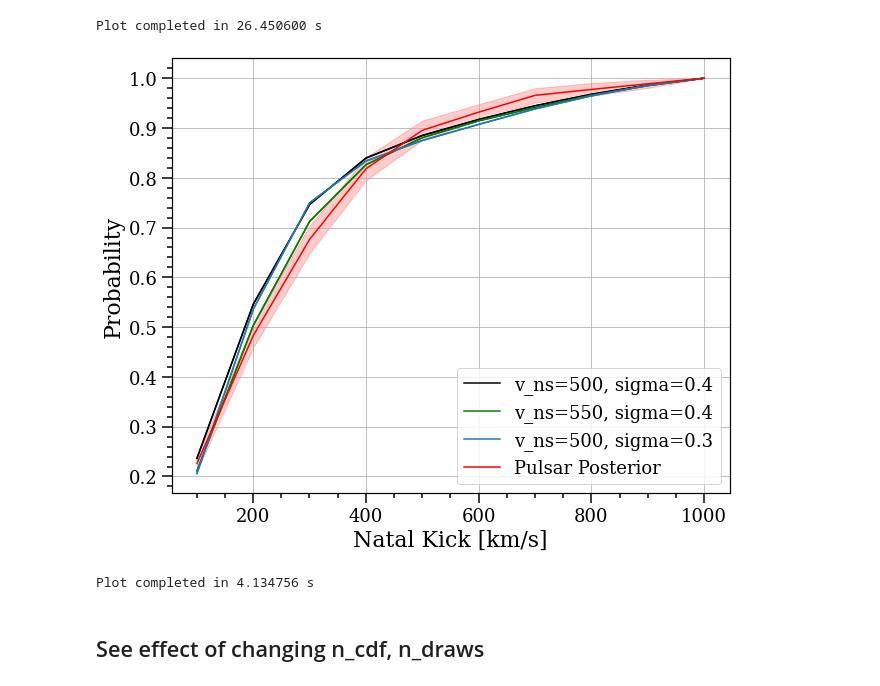
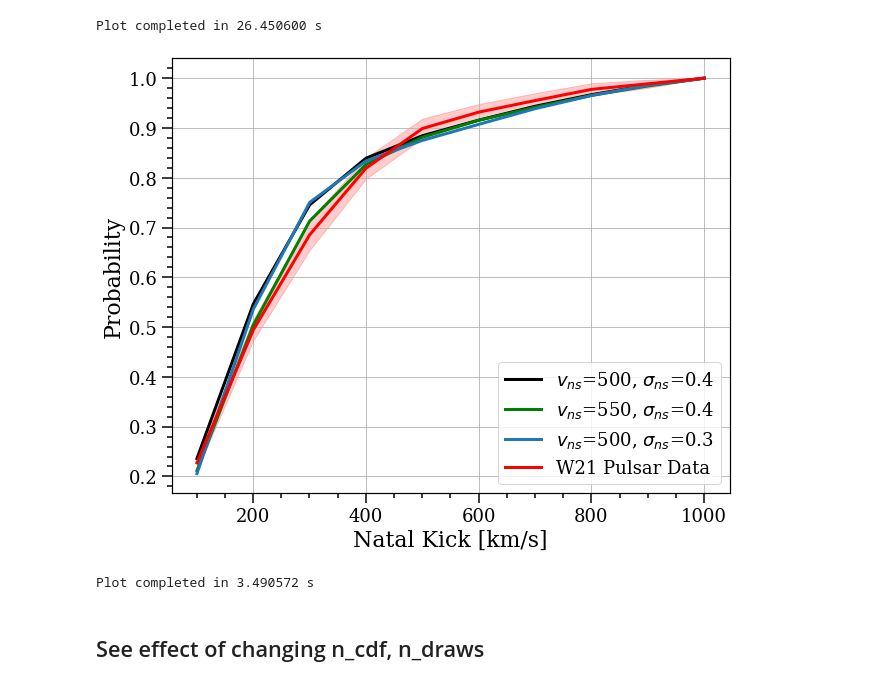
Before and after one commit to veome22/supernova_remnant_prescription, a Jupyter notebook: model_likelihood_analysis_bse.ipynb, the cells around one changed output. Cells and saved outputs as stored; diff of their text form; code cells hidden in the pictures.

Commit message:
changed the line widths and labels of cdf paper plots

```diff
--- a/model_likelihood_analysis_bse.ipynb
+++ b/model_likelihood_analysis_bse.ipynb
@@ -390,6 +390,11 @@ plt.show()
 # Identify the 5 most likely models
 M = sorted(zip(p_models), reverse=True)[:5]
 MAX_INDICES = np.where(p_models==M)[1]
+
+
+labels = []
+for i in range(len(MAX_INDICES)):
+    labels.append("$v_{ns}$=" + f"{NS_KICK_MULT[MAX_INDICES[i]]}" + ", $\sigma_{ns}$=" + f"{SIGMAS[MAX_INDICES[i]]}")
 # %%
 # The three most likely models
 f, ax= plt.subplots(1, 1,  figsize=(10,6))
@@ -495,41 +500,42 @@ n_cdf_posterior = 100
 
 n_draws = 500000
 posterior_draws = 89
 
 start = time.time()
 
 
 f, ax= plt.subplots(1, 1,  figsize=(10,8))
 
+lw=3
 
-lpf.plot_model_cdf(*PLOT_DATA, n_cdf, MAX_INDICES[0], n_draws=n_draws, color='k', alpha=1)
-lpf.plot_model_cdf(*PLOT_DATA, n_cdf, MAX_INDICES[1], n_draws=n_draws, color='g', alpha=1)
-lpf.plot_model_cdf(*PLOT_DATA, n_cdf, MAX_INDICES[2], n_draws=n_draws, color='C0', alpha=1)
-# lpf.plot_model_cdf(*PLOT_DATA, n_cdf, MAX_INDICES[3], n_draws=n_draws, color='orange', alpha=1)
-# lpf.plot_model_cdf(*PLOT_DATA, n_cdf, MAX_INDICES[4], n_draws=n_draws, color='peru', alpha=1)
+lpf.plot_model_cdf(*PLOT_DATA, n_cdf, MAX_INDICES[0], label=labels[0], n_draws=n_draws, color='k', alpha=1, lw=lw)
+lpf.plot_model_cdf(*PLOT_DATA, n_cdf, MAX_INDICES[1], label=labels[1], n_draws=n_draws, color='g', alpha=1, lw=lw)
+lpf.plot_model_cdf(*PLOT_DATA, n_cdf, MAX_INDICES[2], label=labels[2], n_draws=n_draws, color='C0', alpha=1, lw=lw)
+# lpf.plot_model_cdf(*PLOT_DATA, n_cdf, MAX_INDICES[3], label=labels[3], n_draws=n_draws, color='orange', alpha=1, lw=lw)
+# lpf.plot_model_cdf(*PLOT_DATA, n_cdf, MAX_INDICES[4], label=labels[4], n_draws=n_draws, color='peru', alpha=1, lw=lw)
 
 
-lpf.plot_avg_posterior_cdf(*PLOT_DATA, n_cdf_posterior, n_bins=n_bins, n_draws=posterior_draws, color='r')
+lpf.plot_avg_posterior_cdf(*PLOT_DATA, n_cdf_posterior, n_bins=n_bins, n_draws=posterior_draws, color='r', lw=lw, label="W21 Pulsar Data")
 
 
 layoutAxes(ax=ax, fontsize=18)
 plt.xlabel('Natal Kick [km/s]', fontsize=22)
 plt.ylabel('Probability', fontsize=22)
 
 plt.legend(fontsize=18)
 
 
 # plt.semilogx()
 plt.grid()
 plt.savefig('plots/model_cdfs_bse.pdf')
 plt.show()
 
 
 end = time.time()
 print(f"Plot completed in {end - start:2f} s")
 # %% [output]
-[figure, old version]
+[figure, new version]
-Plot completed in 4.134756 s
+Plot completed in 3.490572 s
 # %% [markdown]
 ## See effect of changing n_cdf, n_draws
 # %%
```
Also changed, not shown: parts of 5 cells of this notebook, 2 other files.
